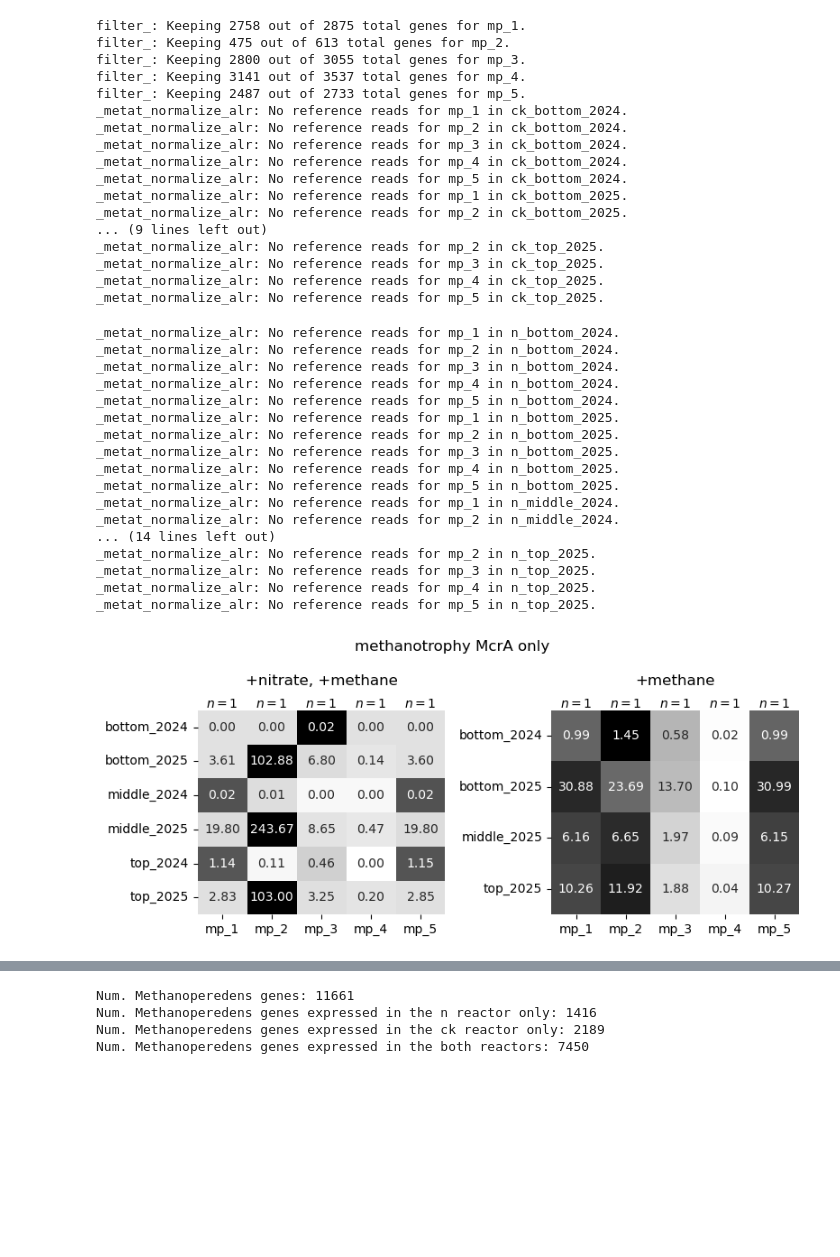
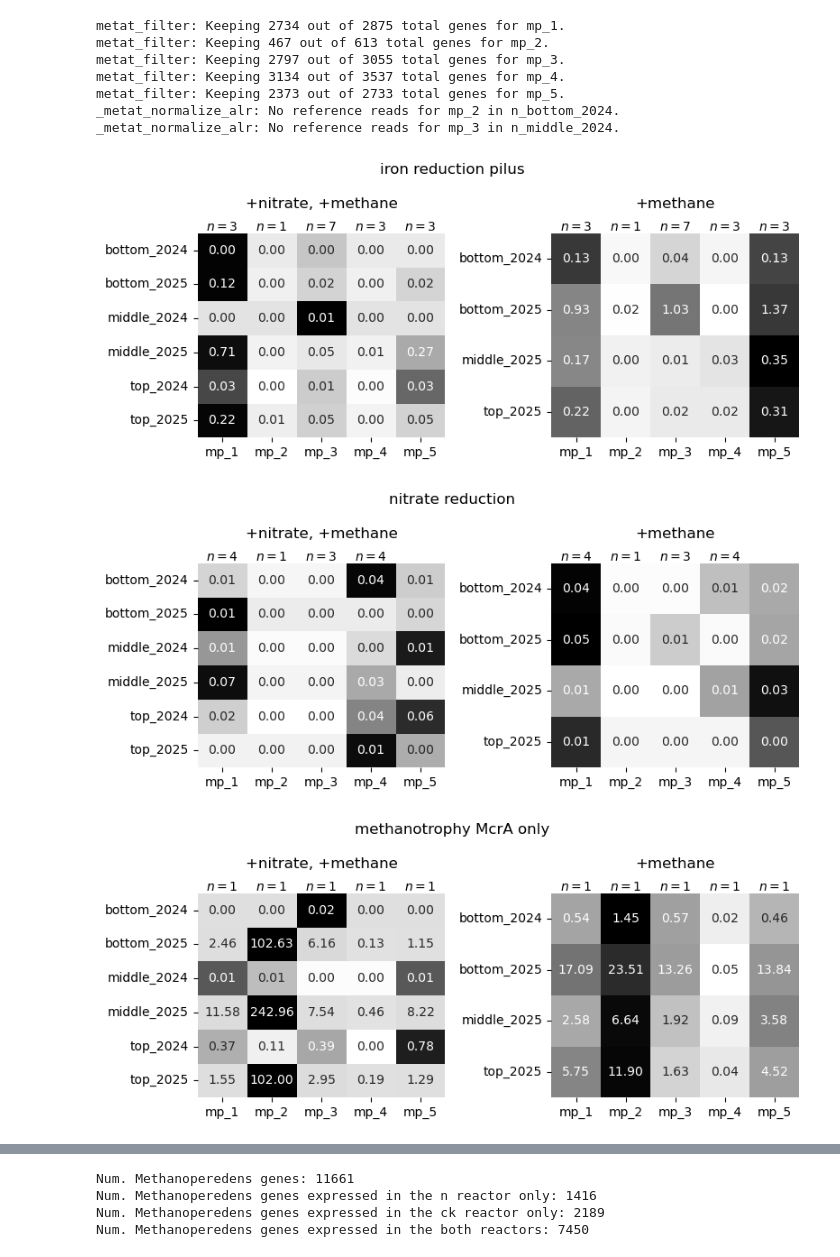
Before and after one commit to pipparichter/banfield, a Jupyter notebook: notebooks/sandbox-2.0.ipynb, the cells around one changed output, grey strips where cells are left out. Saved outputs shown, nothing was run; the diff lists cells and outputs as text; code cells hidden in the pictures; blank space fills up the shorter version.

```diff
--- a/notebooks/sandbox-2.0.ipynb
+++ b/notebooks/sandbox-2.0.ipynb
@@ -85,9 +88,9 @@ genes = dict()
 for process in processes:
     accessions = pd.read_csv(f'../data/interpro_{process}.csv', usecols=['accession']).accession.values
     mask = interproscan_df.signature_accession.isin(accessions)
-    genes[process] = set(zip(interproscan_df[mask].target_name, interproscan_df[mask].gene_id))
+    genes[process] = interproscan_df[mask].gene_id.unique()
 
 accessions = ['G3DSA:1.20.840.10']
 interproscan_df = interproscan_df.sort_values('e_value') # Both alpha and beta subunits are covered by this annotation, only want to get the best hit (subunit A, I think)
-mask = interproscan_df.signature_accession.isin(accessions) & ~interproscan_df.duplicated(['target_name', 'signature_accession'], keep='first')
-genes['methanotrophy_mcra'] = set(zip(interproscan_df[mask].target_name, interproscan_df[mask].gene_id))
+mask = interproscan_df.signature_accession.isin(accessions) & ~interproscan_df.duplicated(['genome_id', 'signature_accession'], keep='first')
+genes['methanotrophy_mcra'] = interproscan_df[mask].gene_id
@@ -97,97 +124,72 @@ genes['methanotrophy_mcra'] = set(zip(interproscan_df[mask].target_name, interpr
 metat_df = metat_load()
 metat_df = metat_df[is_mp(metat_df)].copy()
 metat_df['sample_id'] = metat_df.sample_id.str.replace('_metat', '')
-metat_df = metat_df.merge(interproscan_df.sort_values('e_value').drop_duplicates(['target_name', 'gene_id']), on=['target_name', 'gene_id'], how='left')
-metat_df = pd.concat([metat_filter(df, threshold=1, min_samples=1, field='read_count') for _, df in metat_df.groupby('target_name', group_keys=True)])
+metat_df = metat_df.merge(interproscan_df.sort_values('e_value').drop_duplicates(['genome_id', 'gene_id']), on=['genome_id', 'gene_id'], how='left')
+metat_df = pd.concat([metat_filter(df, threshold=1, min_samples=1, field='read_count') for _, df in metat_df.groupby('genome_id', group_keys=True)])
 
 ref_genes = {f'mp_{i}':[] for i in range(1, 6)}
 for gene in genes['methanotrophy']:
-    ref_genes[gene[0]].append(gene)
+    ref_genes[gene.split('.')[0]].append(gene)
 
 metat_df =  metat_normalize(metat_df, ref_genes=ref_genes)
 # metat_df['read_count'] = metat_df.read_count + 1
 # metat_df['rpkm'] = metat_df.read_count / (metat_df.length / 1e3) / (metat_df.library_size / 1e6)
 # %% [output]
-filter_: Keeping 2758 out of 2875 total genes for mp_1.
-filter_: Keeping 475 out of 613 total genes for mp_2.
-filter_: Keeping 2800 out of 3055 total genes for mp_3.
-filter_: Keeping 3141 out of 3537 total genes for mp_4.
-filter_: Keeping 2487 out of 2733 total genes for mp_5.
-_metat_normalize_alr: No reference reads for mp_1 in ck_bottom_2024.
-_metat_normalize_alr: No reference reads for mp_2 in ck_bottom_2024.
-_metat_normalize_alr: No reference reads for mp_3 in ck_bottom_2024.
-_metat_normalize_alr: No reference reads for mp_4 in ck_bottom_2024.
-_metat_normalize_alr: No reference reads for mp_5 in ck_bottom_2024.
-_metat_normalize_alr: No reference reads for mp_1 in ck_bottom_2025.
-_metat_normalize_alr: No reference reads for mp_2 in ck_bottom_2025.
-... (9 lines left out)
-_metat_normalize_alr: No reference reads for mp_2 in ck_top_2025.
-_metat_normalize_alr: No reference reads for mp_3 in ck_top_2025.
-_metat_normalize_alr: No reference reads for mp_4 in ck_top_2025.
-_metat_normalize_alr: No reference reads for mp_5 in ck_top_2025.
+metat_filter: Keeping 2734 out of 2875 total genes for mp_1.
+metat_filter: Keeping 467 out of 613 total genes for mp_2.
+metat_filter: Keeping 2797 out of 3055 total genes for mp_3.
+metat_filter: Keeping 3134 out of 3537 total genes for mp_4.
+metat_filter: Keeping 2373 out of 2733 total genes for mp_5.
+_metat_normalize_alr: No reference reads for mp_2 in n_bottom_2024.
+_metat_normalize_alr: No reference reads for mp_3 in n_middle_2024.
-_metat_normalize_alr: No reference reads for mp_1 in n_bottom_2024.
-_metat_normalize_alr: No reference reads for mp_2 in n_bottom_2024.
-_metat_normalize_alr: No reference reads for mp_3 in n_bottom_2024.
-_metat_normalize_alr: No reference reads for mp_4 in n_bottom_2024.
-_metat_normalize_alr: No reference reads for mp_5 in n_bottom_2024.
-_metat_normalize_alr: No reference reads for mp_1 in n_bottom_2025.
-_metat_normalize_alr: No reference reads for mp_2 in n_bottom_2025.
-_metat_normalize_alr: No reference reads for mp_3 in n_bottom_2025.
-_metat_normalize_alr: No reference reads for mp_4 in n_bottom_2025.
-_metat_normalize_alr: No reference reads for mp_5 in n_bottom_2025.
-_metat_normalize_alr: No reference reads for mp_1 in n_middle_2024.
-_metat_normalize_alr: No reference reads for mp_2 in n_middle_2024.
-... (14 lines left out)
-_metat_normalize_alr: No reference reads for mp_2 in n_top_2025.
-_metat_normalize_alr: No reference reads for mp_3 in n_top_2025.
-_metat_normalize_alr: No reference reads for mp_4 in n_top_2025.
-_metat_normalize_alr: No reference reads for mp_5 in n_top_2025.
 # %%
 # Heatmap figure with strain on the x-axis and sample on the y-axis. One figure for each type of metabolism,
 # and each square is the proportion of genes related to that metabolism expressed in that particular sample
-def figure(metat_df:pd.DataFrame, genes=None, title:str='', cpm:bool=False, target_names=['mp_1', 'mp_2', 'mp_3', 'mp_4', 'mp_5']):
+def figure(metat_df:pd.DataFrame, genes=None, title:str='', cpm:bool=False, genome_ids=['mp_1', 'mp_2', 'mp_3', 'mp_4', 'mp_5']):
 
     fig, (n_ax, ck_ax) = plt.subplots(figsize=(8, 3.5), ncols=2)
 
     metat_df = metat_df.copy()
     metat_df['location'] = pd.Categorical(metat_df.location, categories=['bottom', 'middle', 'top'])
     metat_df = metat_df.sort_values('location')
-    metat_df = metat_df[get_genes(metat_df, genes)].copy()
+    metat_df = metat_df[metat_df.gene_id.isin(genes)].copy()
 
     if cpm:
         metat_df['read_count_original'] = metat_df.read_count_original / (metat_df.library_size / 1e6) # Per million reads.
     fmt = '.2f' if cpm else 'd'
 
     for (reactor, df) in metat_df.groupby('reactor'):
         ax = n_ax if (reactor == 'n') else ck_ax
         df['sample_id'] = df.sample_id.str.replace(f'{reactor}_', '')
         sample_ids = df.sample_id.unique()
-        figure_df = pd.DataFrame(index=sample_ids, columns=target_names)
+        figure_df = pd.DataFrame(index=sample_ids, columns=genome_ids)
 
         totals = list()
-        for target_name, df_ in df.groupby('target_name'):
+        for genome_id, df_ in df.groupby('genome_id'):
             totals.append(df_.gene_id.nunique()) # Total number of genes present associated with the metabolism.
-            figure_df[target_name] = df_[df_.read_count > 0].groupby('sample_id').size()
-            figure_df[target_name] = df_[df_.read_count > 0].groupby('sample_id').read_count_original.sum()
+            figure_df[genome_id] = df_[df_.read_count > 0].groupby('sample_id').size()
+            figure_df[genome_id] = df_[df_.read_count > 0].groupby('sample_id').read_count_original.mean()
             # get_gmean = lambda df : gmean(df.read_count.values)
-            # figure_df[target_name] = df[df.read_count_original > 0].groupby('sample_id').read_count_normalized_alr.max()
+            # figure_df[genome_id] = df[df.read_count_original > 0].groupby('sample_id').read_count_normalized_alr.max()
 
         figure_df = figure_df.sort_index().apply(pd.to_numeric, errors='coerce').fillna(0)# .astype(int)
         sns.heatmap((figure_df - figure_df.mean(axis=1).values[:, None]) / figure_df.std(axis=1).values[:, None], cmap='Grays', annot=figure_df, cbar=False, fmt=fmt, ax=ax)
 
         for x, n in zip(ax.get_xticks(), totals):
             ax.text(x, ax.get_ylim()[-1], '$n=$' + str(n), va='bottom', ha='center')
         ax.set_title('+nitrate, +methane' if (reactor == 'n') else '+methane', pad=20)
 
     fig.suptitle(title)
     fig.tight_layout()
 
     return figure_df
 
 
-# figure_df = figure(metat_df, genes=genes['iron_reduction_pilus'], process='iron_reduction_pilus')
-# figure_df = figure(metat_df, genes=genes['nitrate_reduction'], process='nitrate_reduction')
+figure_df = figure(metat_df, genes=genes['iron_reduction_pilus'], title='iron reduction pilus', cpm=True)
+figure_df = figure(metat_df, genes=genes['nitrate_reduction'], title='nitrate reduction', cpm=True)
 figure_df = figure(metat_df, genes=genes['methanotrophy_mcra'], title='methanotrophy McrA only', cpm=True)
 # The methanotrophy gene with crazy high expression in mp_2 is methyl-coenzyme reductase
 # %% [output]
-[figure, old version]
+[figure, new version]
+[figure, added]
+[figure, added]
```
Also changed, not shown: parts of 16 cells of this notebook, 7 other files.
